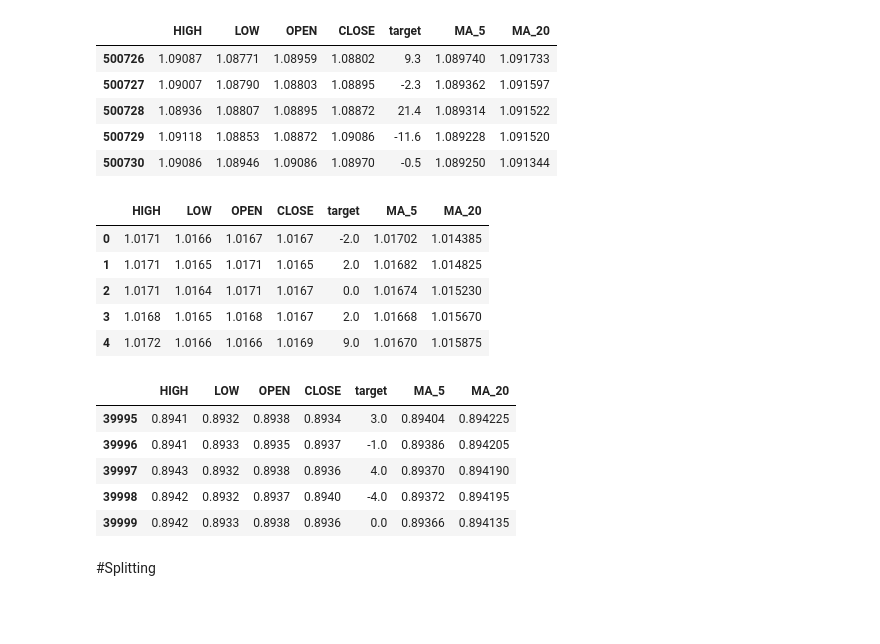
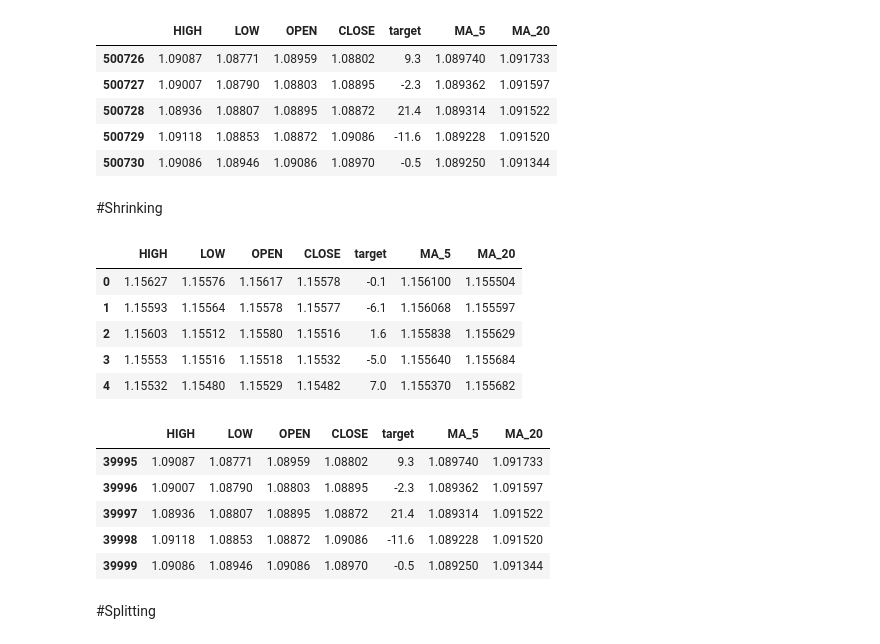
Before and after one commit to FaridRash/eurusd-regression-forecasting, a Jupyter notebook: Farid/Farid_1st.ipynb, the cells around one changed output. Cells and saved outputs as stored; diff of their text form; code cells hidden in the pictures; blank space fills up the shorter version.

```diff
--- a/Farid/Farid_1st.ipynb
+++ b/Farid/Farid_1st.ipynb
@@ -131,23 +131,25 @@ display(df.tail())
 | 500728 | 1.08936 | 1.08807 | 1.08895 | 1.08872 | 21.4 | 1.089314 | 1.091522 |
 | 500729 | 1.09118 | 1.08853 | 1.08872 | 1.09086 | -11.6 | 1.089228 | 1.091520 |
 | 500730 | 1.09086 | 1.08946 | 1.09086 | 1.08970 | -0.5 | 1.089250 | 1.091344 |
+# %% [markdown]
+#Shrinking
 # %%
-df = df.head(40000).reset_index(drop=True)
-display(df.head())
-display(df.tail())
+df_shrinked = df.tail(40000).reset_index(drop=True)
+display(df_shrinked.head())
+display(df_shrinked.tail())
 # %% [output]
 |  | HIGH | LOW | OPEN | CLOSE | target | MA_5 | MA_20 |
-| 0 | 1.0171 | 1.0166 | 1.0167 | 1.0167 | -2.0 | 1.01702 | 1.014385 |
-| 1 | 1.0171 | 1.0165 | 1.0171 | 1.0165 | 2.0 | 1.01682 | 1.014825 |
-| 2 | 1.0171 | 1.0164 | 1.0171 | 1.0167 | 0.0 | 1.01674 | 1.015230 |
-| 3 | 1.0168 | 1.0165 | 1.0168 | 1.0167 | 2.0 | 1.01668 | 1.015670 |
-| 4 | 1.0172 | 1.0166 | 1.0166 | 1.0169 | 9.0 | 1.01670 | 1.015875 |
+| 0 | 1.15627 | 1.15576 | 1.15617 | 1.15578 | -0.1 | 1.156100 | 1.155504 |
+| 1 | 1.15593 | 1.15564 | 1.15578 | 1.15577 | -6.1 | 1.156068 | 1.155597 |
+| 2 | 1.15603 | 1.15512 | 1.15580 | 1.15516 | 1.6 | 1.155838 | 1.155629 |
+| 3 | 1.15553 | 1.15516 | 1.15518 | 1.15532 | -5.0 | 1.155640 | 1.155684 |
+| 4 | 1.15532 | 1.15480 | 1.15529 | 1.15482 | 7.0 | 1.155370 | 1.155682 |
 |  | HIGH | LOW | OPEN | CLOSE | target | MA_5 | MA_20 |
-| 39995 | 0.8941 | 0.8932 | 0.8938 | 0.8934 | 3.0 | 0.89404 | 0.894225 |
-| 39996 | 0.8941 | 0.8933 | 0.8935 | 0.8937 | -1.0 | 0.89386 | 0.894205 |
-| 39997 | 0.8943 | 0.8932 | 0.8938 | 0.8936 | 4.0 | 0.89370 | 0.894190 |
-| 39998 | 0.8942 | 0.8932 | 0.8937 | 0.8940 | -4.0 | 0.89372 | 0.894195 |
-| 39999 | 0.8942 | 0.8933 | 0.8938 | 0.8936 | 0.0 | 0.89366 | 0.894135 |
+| 39995 | 1.09087 | 1.08771 | 1.08959 | 1.08802 | 9.3 | 1.089740 | 1.091733 |
+| 39996 | 1.09007 | 1.08790 | 1.08803 | 1.08895 | -2.3 | 1.089362 | 1.091597 |
+| 39997 | 1.08936 | 1.08807 | 1.08895 | 1.08872 | 21.4 | 1.089314 | 1.091522 |
+| 39998 | 1.09118 | 1.08853 | 1.08872 | 1.09086 | -11.6 | 1.089228 | 1.091520 |
+| 39999 | 1.09086 | 1.08946 | 1.09086 | 1.08970 | -0.5 | 1.089250 | 1.091344 |
 # %% [markdown]
 #Splitting
 # %%
```
Also changed, not shown: parts of 9 cells of this notebook.
